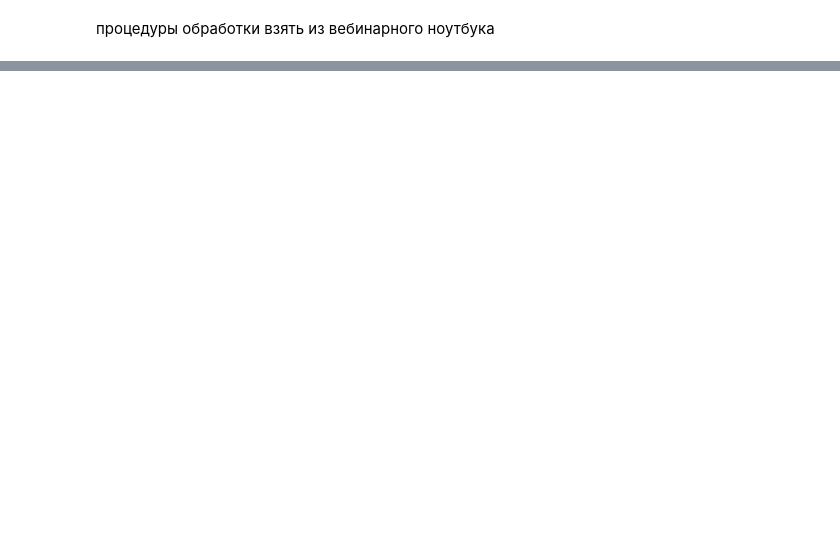
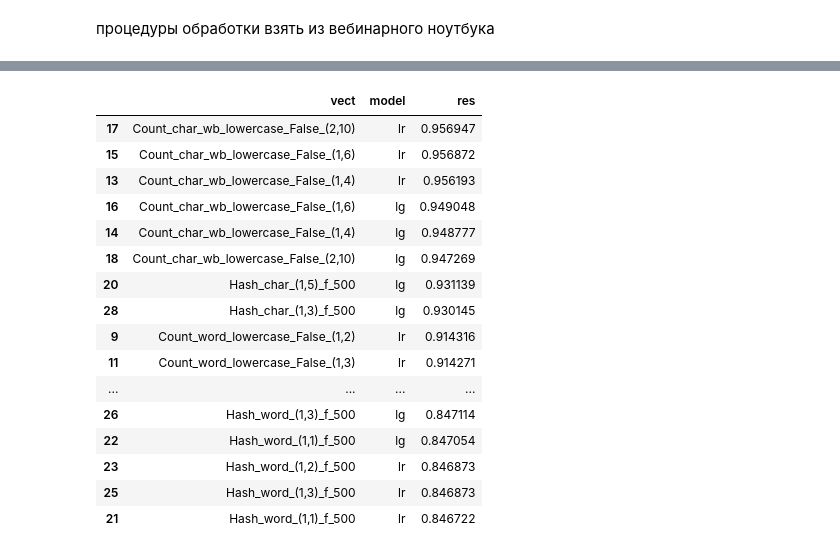
Before and after one commit to Vitalylqw/nlp, a Jupyter notebook: hw_5/HW_5.ipynb, the cells around one changed output, grey strips where cells are left out. Saved outputs shown, nothing was run; the diff lists cells and outputs as text; code cells hidden in the pictures; blank space fills up the shorter version.

```diff
--- a/hw_5/HW_5.ipynb
+++ b/hw_5/HW_5.ipynb
@@ -220,0 +301,3 @@ INFO:tensorflow:Restoring parameters from /root/.deeppavlov/models/ner_ent_and_t
+# %%
+df_words = pd.DataFrame(words_docs, columns=['word', 'tag'])
+df_docs = pd.DataFrame(docs_words, columns=['text', 'tag'])
@@ -220,0 +418,9 @@ INFO:tensorflow:Restoring parameters from /root/.deeppavlov/models/ner_ent_and_t
+# %%
+from sklearn import model_selection, preprocessing, linear_model
+
+train_x, test_x, train_y , test_y = model_selection.train_test_split(df_words['word'], df_words['tag'])
+
+# labelEncode целевую переменную
+encoder = preprocessing.LabelEncoder()
+train_y = encoder.fit_transform(train_y)
+test_y = encoder.transform(test_y)
@@ -220,0 +459,22 @@ INFO:tensorflow:Restoring parameters from /root/.deeppavlov/models/ner_ent_and_t
+# %%
+result_ner = pd.DataFrame()
+# %%
+%%time
+
+for vec in vectrasers:
+    X_train = vectrasers[vec].fit_transform(train_x)
+    X_test = vectrasers[vec].transform(test_x)
+    lr.fit(X_train, train_y)
+    pred = lr.predict(X_test)
+
+    l = accuracy_score(test_y, pred)
+    result_ner = result_ner.append({'vect':vec,'model':'lr','res':l},ignore_index=True)
+    print(result_ner)
+
+    lgbc.fit(X_train, train_y)
+
+    pred = lgbc.predict(X_test)
+    b = accuracy_score(test_y, pred)
+
+    result_ner = result_ner.append({'vect':vec,'model':'lg','res':b},ignore_index=True)
+    print(result_ner)
@@ -220,0 +499,20 @@ INFO:tensorflow:Restoring parameters from /root/.deeppavlov/models/ner_ent_and_t
+# %%
+result_ner.sort_values('res',ascending=False)
+# %% [output]
+|  | vect | model | res |
+| 17 | Count_char_wb_lowercase_False_(2,10) | lr | 0.956947 |
+| 15 | Count_char_wb_lowercase_False_(1,6) | lr | 0.956872 |
+| 13 | Count_char_wb_lowercase_False_(1,4) | lr | 0.956193 |
+| 16 | Count_char_wb_lowercase_False_(1,6) | lg | 0.949048 |
+| 14 | Count_char_wb_lowercase_False_(1,4) | lg | 0.948777 |
+| 18 | Count_char_wb_lowercase_False_(2,10) | lg | 0.947269 |
+| 20 | Hash_char_(1,5)_f_500 | lg | 0.931139 |
+| 28 | Hash_char_(1,3)_f_500 | lg | 0.930145 |
+| 9 | Count_word_lowercase_False_(1,2) | lr | 0.914316 |
+| 11 | Count_word_lowercase_False_(1,3) | lr | 0.914271 |
+| ... | ... | ... | ... |
+| 26 | Hash_word_(1,3)_f_500 | lg | 0.847114 |
+| 22 | Hash_word_(1,1)_f_500 | lg | 0.847054 |
+| 23 | Hash_word_(1,2)_f_500 | lr | 0.846873 |
+| 25 | Hash_word_(1,3)_f_500 | lr | 0.846873 |
+| 21 | Hash_word_(1,1)_f_500 | lr | 0.846722 |
```
Also changed, not shown: parts of 62 cells of this notebook.
